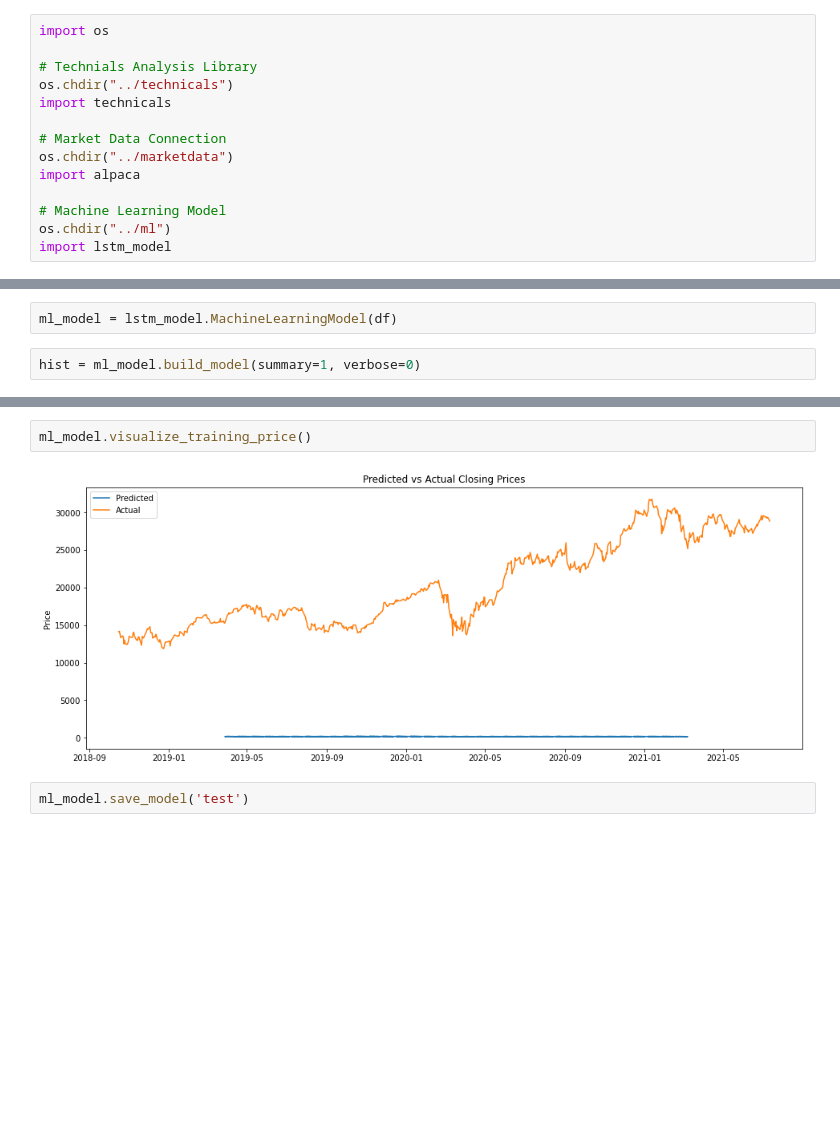
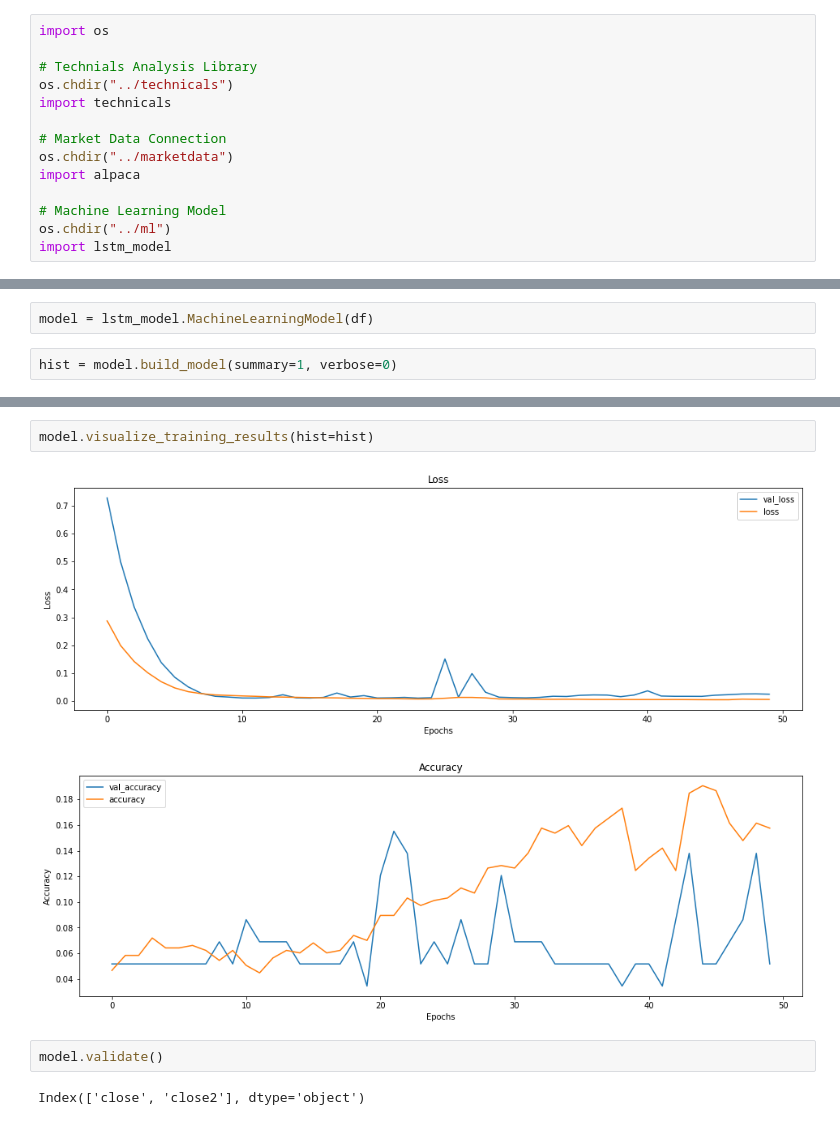
Before and after one commit to illyanyc/technitrade, a Jupyter notebook: code/ml/lstm_model_test.ipynb, the cells around one changed output, grey strips where cells are left out. Drawn from its saved outputs; the diff is of its cells as text; blank space fills up the shorter version.

Commit message:
fixed LSTM validator, added helper functions, restructured the code

```diff
--- a/code/ml/lstm_model_test.ipynb
+++ b/code/ml/lstm_model_test.ipynb
@@ -54,5 +46,5 @@ importlib.reload(lstm_model)
 # %%
-ml_model = lstm_model.MachineLearningModel(df)
+model = lstm_model.MachineLearningModel(df)
 # %%
-hist = ml_model.build_model(summary=1, verbose=0)
+hist = model.build_model(summary=1, verbose=0)
 # %% [output]
@@ -80,6 +71,9 @@ ml_model.visualize_training_results(hist=hist)
-# %%
-ml_model.visualize_training_price()
-# %% [output]
-[figure, removed]
-# %%
-ml_model.save_model('test')
+# %%
+model.visualize_training_results(hist=hist)
+# %% [output]
+[figure, added]
+[figure, added]
+# %%
+model.validate()
+# %% [output]
+Index(['close', 'close2'], dtype='object')
```
Also changed, not shown: parts of 8 cells of this notebook, 2 other files.
